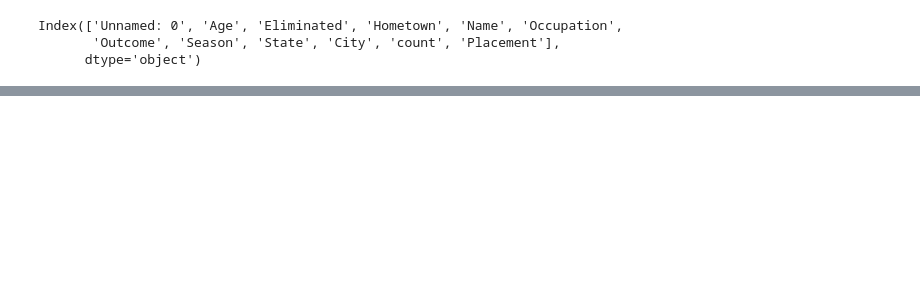
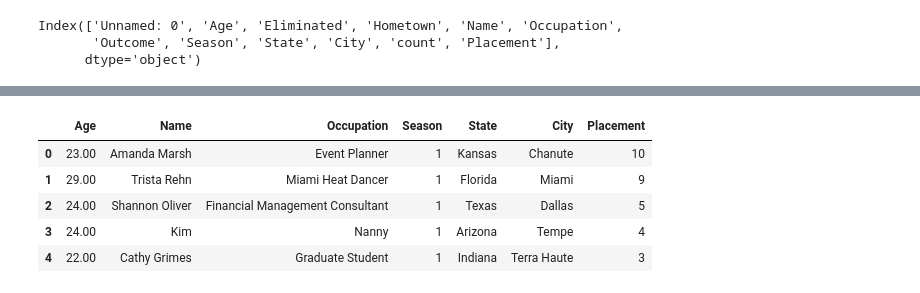
Before and after one commit to Jeff-Nibbs/bachelor-data-dive, a Jupyter notebook: PythonProject/bachelor-data/bachelor.ipynb, the cells around one changed output, grey strips where cells are left out. Saved outputs shown, nothing was run; the diff lists cells and outputs as text; code cells hidden in the pictures; blank space fills up the shorter version.

```diff
--- a/PythonProject/bachelor-data/bachelor.ipynb
+++ b/PythonProject/bachelor-data/bachelor.ipynb
@@ -273,0 +183,9 @@ fix
+# %%
+fix[:5]
+# %% [output]
+|  | Age | Name | Occupation | Season | State | City | Placement |
+| 0 | 23.00 | Amanda Marsh | Event Planner | 1 | Kansas | Chanute | 10 |
+| 1 | 29.00 | Trista Rehn | Miami Heat Dancer | 1 | Florida | Miami | 9 |
+| 2 | 24.00 | Shannon Oliver | Financial Management Consultant | 1 | Texas | Dallas | 5 |
+| 3 | 24.00 | Kim | Nanny | 1 | Arizona | Tempe | 4 |
+| 4 | 22.00 | Cathy Grimes | Graduate Student | 1 | Indiana | Terra Haute | 3 |
```
Also changed, not shown: parts of 10 cells of this notebook.
